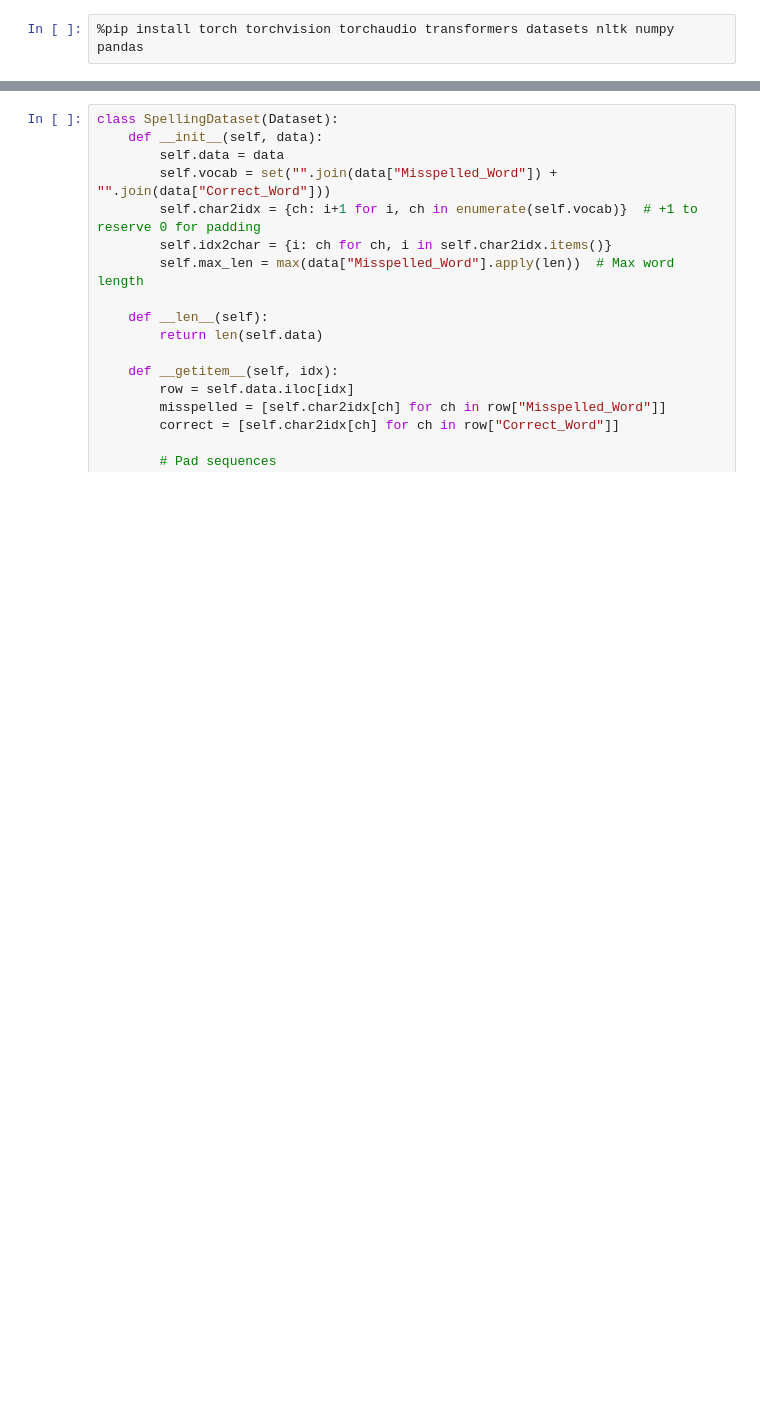
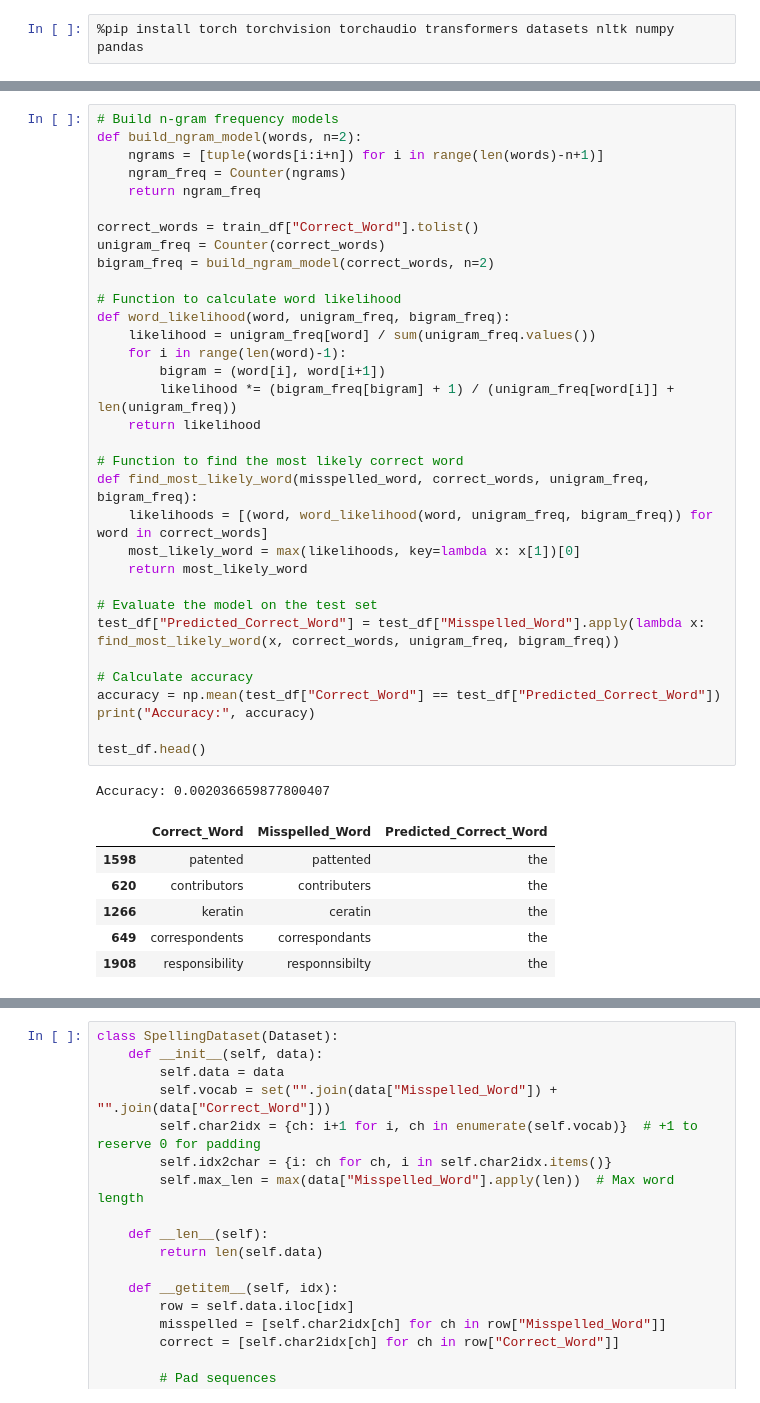
Before and after one commit to sardarahmed/Spelling-Corrector, a Jupyter notebook: notebook1.ipynb, the cells around one changed output, grey strips where cells are left out. Drawn from its saved outputs; the diff is of its cells as text; blank space fills up the shorter version.

```diff
--- a/notebook1.ipynb
+++ b/notebook1.ipynb
@@ -51,0 +97,41 @@ Testing samples: 7227
+# %%
+# Build n-gram frequency models
+def build_ngram_model(words, n=2):
+    ngrams = [tuple(words[i:i+n]) for i in range(len(words)-n+1)]
+    ngram_freq = Counter(ngrams)
+    return ngram_freq
+
+correct_words = train_df["Correct_Word"].tolist()
+unigram_freq = Counter(correct_words)
+bigram_freq = build_ngram_model(correct_words, n=2)
+
+# Function to calculate word likelihood
+def word_likelihood(word, unigram_freq, bigram_freq):
+    likelihood = unigram_freq[word] / sum(unigram_freq.values())
+    for i in range(len(word)-1):
+        bigram = (word[i], word[i+1])
+        likelihood *= (bigram_freq[bigram] + 1) / (unigram_freq[word[i]] + len(unigram_freq))
+    return likelihood
+
+# Function to find the most likely correct word
+def find_most_likely_word(misspelled_word, correct_words, unigram_freq, bigram_freq):
+    likelihoods = [(word, word_likelihood(word, unigram_freq, bigram_freq)) for word in correct_words]
+    most_likely_word = max(likelihoods, key=lambda x: x[1])[0]
+    return most_likely_word
+
+# Evaluate the model on the test set
+test_df["Predicted_Correct_Word"] = test_df["Misspelled_Word"].apply(lambda x: find_most_likely_word(x, correct_words, unigram_freq, bigram_freq))
+
+# Calculate accuracy
+accuracy = np.mean(test_df["Correct_Word"] == test_df["Predicted_Correct_Word"])
+print("Accuracy:", accuracy)
+
+test_df.head()
+# %% [output]
+Accuracy: 0.002036659877800407
+|  | Correct_Word | Misspelled_Word | Predicted_Correct_Word |
+| 1598 | patented | pattented | the |
+| 620 | contributors | contributers | the |
+| 1266 | keratin | ceratin | the |
+| 649 | correspondents | correspondants | the |
+| 1908 | responsibility | responnsibilty | the |
```
Also changed, not shown: parts of 7 cells of this notebook.
